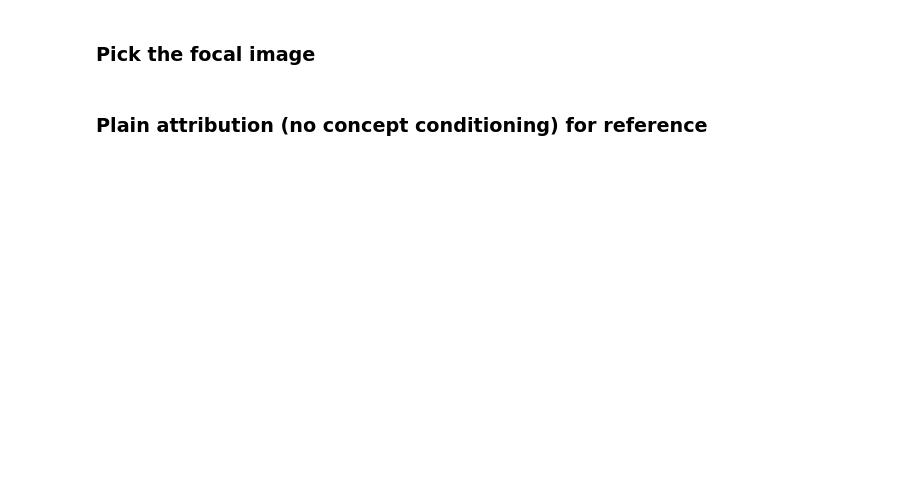
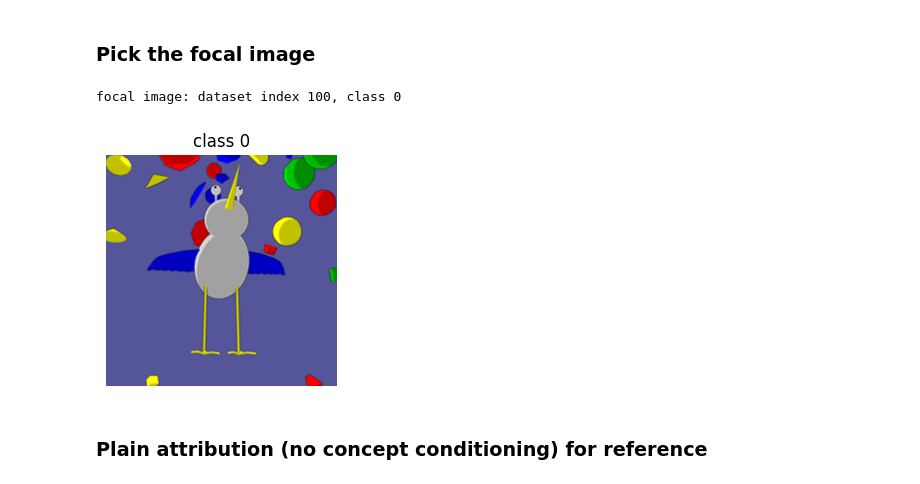
Before and after one commit to RationAI/zennit-crp, a Jupyter notebook: tutorials/vit_crp/walkthrough.ipynb, the cells around one changed output. Cells and saved outputs as stored; diff of their text form; code cells hidden in the pictures; blank space fills up the shorter version.

```diff
--- a/tutorials/vit_crp/walkthrough.ipynb
+++ b/tutorials/vit_crp/walkthrough.ipynb
@@ -577,32 +654,35 @@ if 'val_acc' in ckpt and ckpt['val_acc'] is not None:
 # %%
 # `focal_image` holds the UNNORMALIZED [0, 1] tensor — display-ready,
 # safe to pass to viz_unfolded funcs (which `preprocess_fn=normalize`).
 # Model forwards inside this cell normalize at the boundary.
 rng = np.random.default_rng(RANDOM_SEED)
 stride = max(1, len(dataset) // 30)
 focal_image = focal_class = focal_index = None
-for i in range(0, len(dataset), stride):
+for i in range(100, len(dataset), stride):
     x_, y_ = dataset[i]
     x_dev = x_.unsqueeze(0).to(DEVICE)
     with torch.no_grad():
         pred = model(normalize(x_dev)).argmax(-1).item()
     if pred == int(y_):
         focal_image = x_dev.detach().requires_grad_(True)
         focal_class = pred
         focal_index = i
         break
 if focal_image is None:
     raise RuntimeError(
         f'No correctly-classified sample found in first {len(dataset)//stride} '
         f'strided samples — probe accuracy may be too low. Re-train it with '
         f'more epochs or check dataset compatibility.'
     )
 
 print(f'focal image: dataset index {focal_index}, class {focal_class}')
 fig, ax = plt.subplots(1, 1, figsize=(3, 3))
 ax.imshow(to_display(focal_image)); ax.axis('off')
 ax.set_title(f'class {focal_class}')
 plt.show()
+# %% [output]
+focal image: dataset index 100, class 0
+[figure, added]
 # %% [markdown]
 ### Plain attribution (no concept conditioning) for reference
 # %%
```
Also changed, not shown: parts of 13 cells of this notebook, 4 other files.
